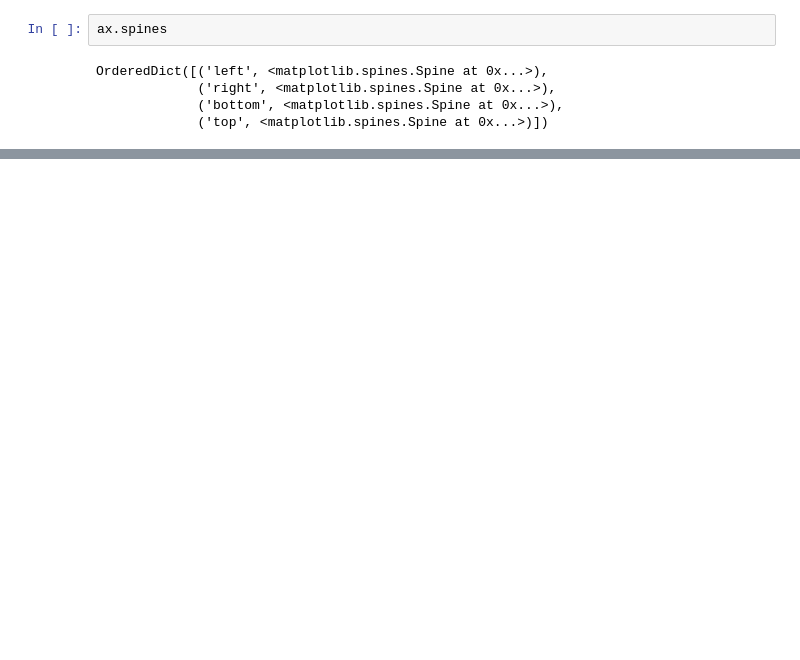
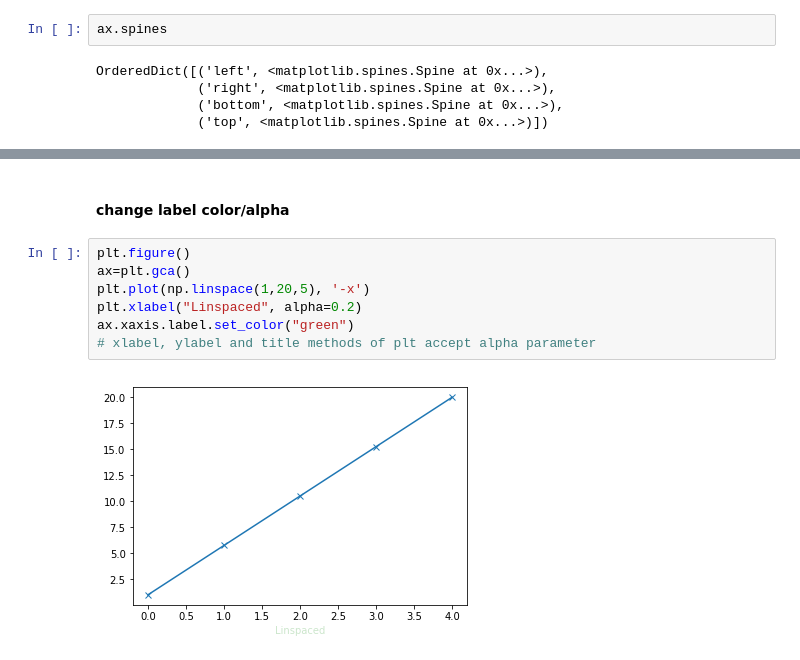
Before and after one commit to kishorepv/Data-Science-with-Python, a Jupyter notebook: Matplotlib library.ipynb, the cells around one changed output, grey strips where cells are left out. Saved outputs shown, nothing was run; the diff lists cells and outputs as text; blank space fills up the shorter version.

```diff
--- a/Matplotlib library.ipynb
+++ b/Matplotlib library.ipynb
@@ -381,0 +403,11 @@ plt.xticks(x, x) #set labels for ticks
+# %% [markdown]
+#### change label color/alpha
+# %%
+plt.figure()
+ax=plt.gca()
+plt.plot(np.linspace(1,20,5), '-x')
+plt.xlabel("Linspaced", alpha=0.2)
+ax.xaxis.label.set_color("green")
+# xlabel, ylabel and title methods of plt accept alpha parameter
+# %% [output]
+[figure, added]
```
Also changed, not shown: parts of 34 cells of this notebook.
